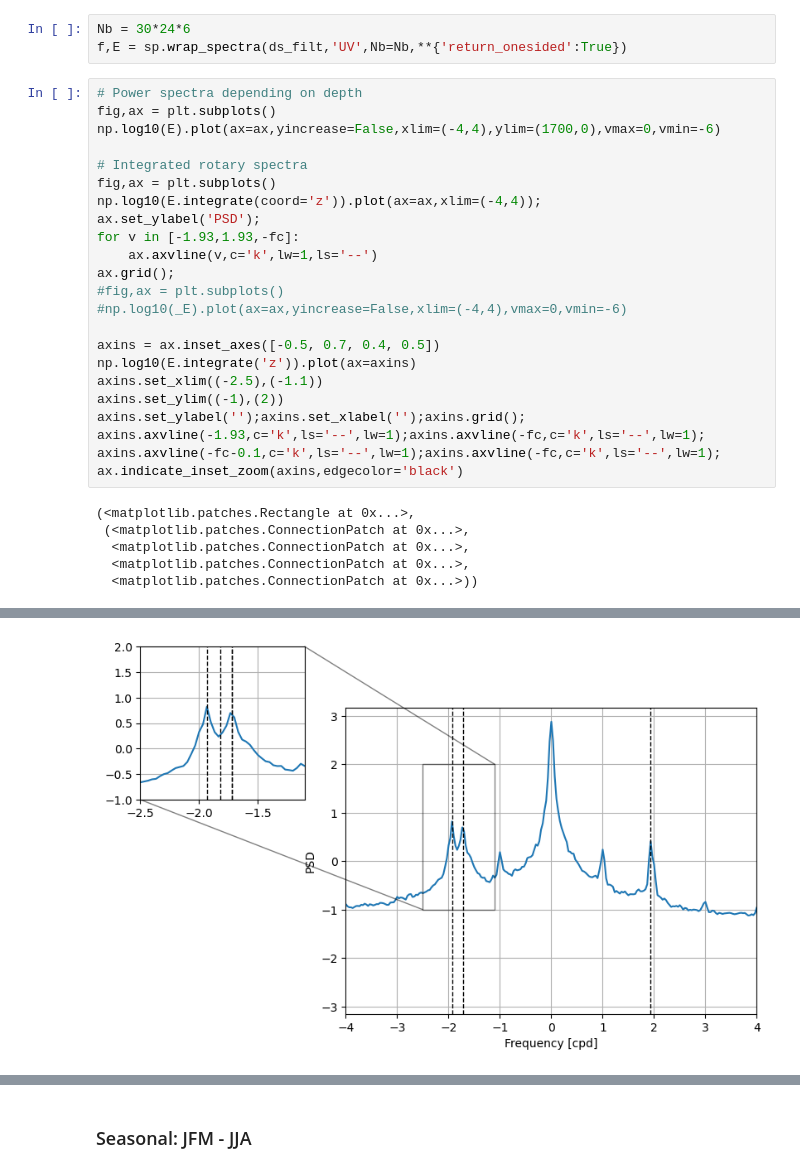
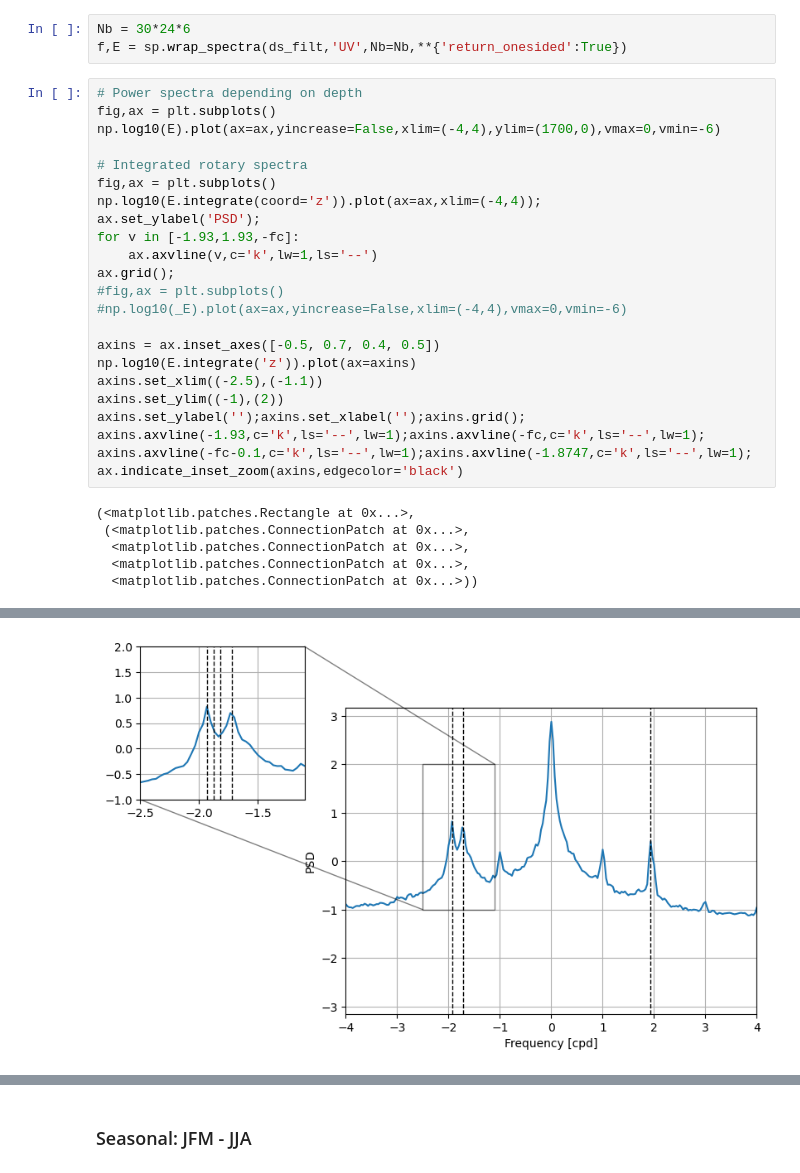
Before and after one commit to zcasparco/NIW, a Jupyter notebook: Data_overview/Rotary_spectra.ipynb, the cells around one changed output, grey strips where cells are left out. Cells and saved outputs as stored; diff of their text form.

```diff
--- a/Data_overview/Rotary_spectra.ipynb
+++ b/Data_overview/Rotary_spectra.ipynb
@@ -74,31 +74,31 @@ f,E = sp.wrap_spectra(ds_filt,'UV',Nb=Nb,**{'return_onesided':True})
 # %%
 # Power spectra depending on depth
 fig,ax = plt.subplots()
 np.log10(E).plot(ax=ax,yincrease=False,xlim=(-4,4),ylim=(1700,0),vmax=0,vmin=-6)
 
 # Integrated rotary spectra
 fig,ax = plt.subplots()
 np.log10(E.integrate(coord='z')).plot(ax=ax,xlim=(-4,4));
 ax.set_ylabel('PSD');
 for v in [-1.93,1.93,-fc]:
     ax.axvline(v,c='k',lw=1,ls='--')
 ax.grid();
 #fig,ax = plt.subplots()
 #np.log10(_E).plot(ax=ax,yincrease=False,xlim=(-4,4),vmax=0,vmin=-6)
 
 axins = ax.inset_axes([-0.5, 0.7, 0.4, 0.5])
 np.log10(E.integrate('z')).plot(ax=axins)
 axins.set_xlim((-2.5),(-1.1))
 axins.set_ylim((-1),(2))
 axins.set_ylabel('');axins.set_xlabel('');axins.grid();
 axins.axvline(-1.93,c='k',ls='--',lw=1);axins.axvline(-fc,c='k',ls='--',lw=1);
-axins.axvline(-fc-0.1,c='k',ls='--',lw=1);axins.axvline(-fc,c='k',ls='--',lw=1);
+axins.axvline(-fc-0.1,c='k',ls='--',lw=1);axins.axvline(-1.8747,c='k',ls='--',lw=1);
 ax.indicate_inset_zoom(axins,edgecolor='black')
 # %% [output]
 (<matplotlib.patches.Rectangle at 0x...>,
  (<matplotlib.patches.ConnectionPatch at 0x...>,
   <matplotlib.patches.ConnectionPatch at 0x...>,
   <matplotlib.patches.ConnectionPatch at 0x...>,
   <matplotlib.patches.ConnectionPatch at 0x...>))
 [figure]
-[figure, old version]
+[figure, new version]
```
Also changed, not shown: parts of 2 cells of this notebook, 12 other files.
